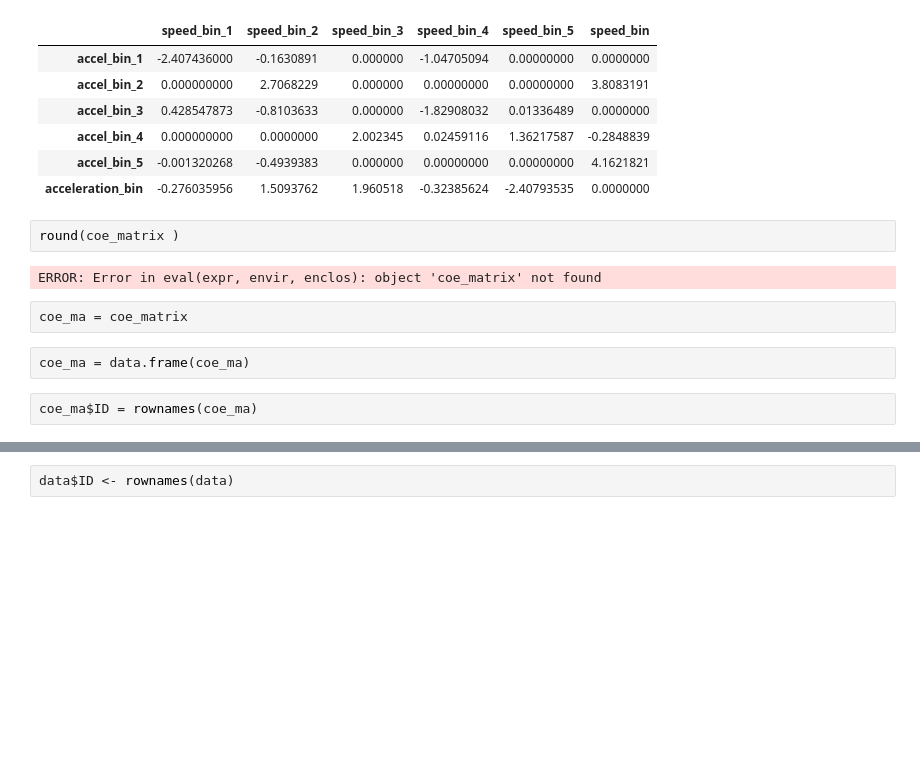
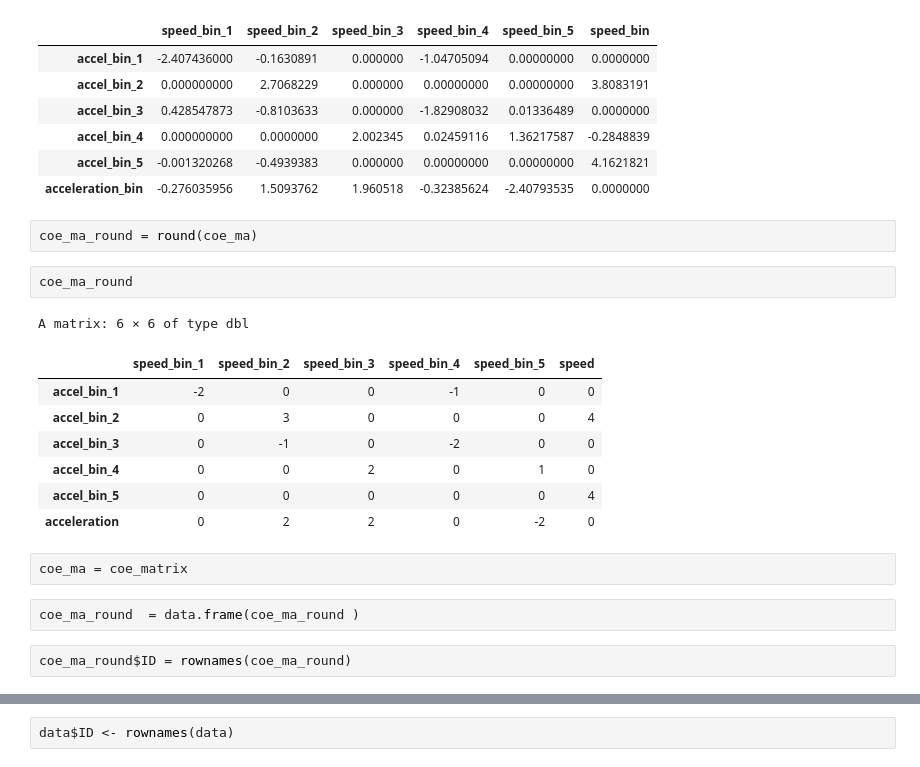
Before and after one commit to narslab/treem, a Jupyter notebook: bin/jupyter/energy-system-model-estimation.ipynb, the cells around one changed output, grey strips where cells are left out. Drawn from its saved outputs; the diff is of its cells as text; blank space fills up the shorter version.

```diff
--- a/bin/jupyter/energy-system-model-estimation.ipynb
+++ b/bin/jupyter/energy-system-model-estimation.ipynb
@@ -698,14 +665,23 @@ A matrix: 6 × 6 of type dbl
 | accel_bin_4 | 0.000000000 | 0.0000000 | 2.002345 | 0.02459116 | 1.36217587 | -0.2848839 |
 | accel_bin_5 | -0.001320268 | -0.4939383 | 0.000000 | 0.00000000 | 0.00000000 | 4.1621821 |
 | acceleration_bin | -0.276035956 | 1.5093762 | 1.960518 | -0.32385624 | -2.40793535 | 0.0000000 |
-# %%
-round(coe_matrix )
-# %% [output]
-ERROR: Error in eval(expr, envir, enclos): object 'coe_matrix' not found
+# %%
+coe_ma_round = round(coe_ma)
+# %%
+coe_ma_round
+# %% [output]
+A matrix: 6 × 6 of type dbl
+|  | speed_bin_1 | speed_bin_2 | speed_bin_3 | speed_bin_4 | speed_bin_5 | speed |
+| accel_bin_1 | -2 | 0 | 0 | -1 | 0 | 0 |
+| accel_bin_2 | 0 | 3 | 0 | 0 | 0 | 4 |
+| accel_bin_3 | 0 | -1 | 0 | -2 | 0 | 0 |
+| accel_bin_4 | 0 | 0 | 2 | 0 | 1 | 0 |
+| accel_bin_5 | 0 | 0 | 0 | 0 | 0 | 4 |
+| acceleration | 0 | 2 | 2 | 0 | -2 | 0 |
 # %%
 coe_ma = coe_matrix
 # %%
-coe_ma = data.frame(coe_ma)
+coe_ma_round  = data.frame(coe_ma_round )
 # %%
-coe_ma$ID = rownames(coe_ma)
+coe_ma_round$ID = rownames(coe_ma_round)
 # %%
```
Also changed, not shown: parts of 22 cells of this notebook, 2 other files.
